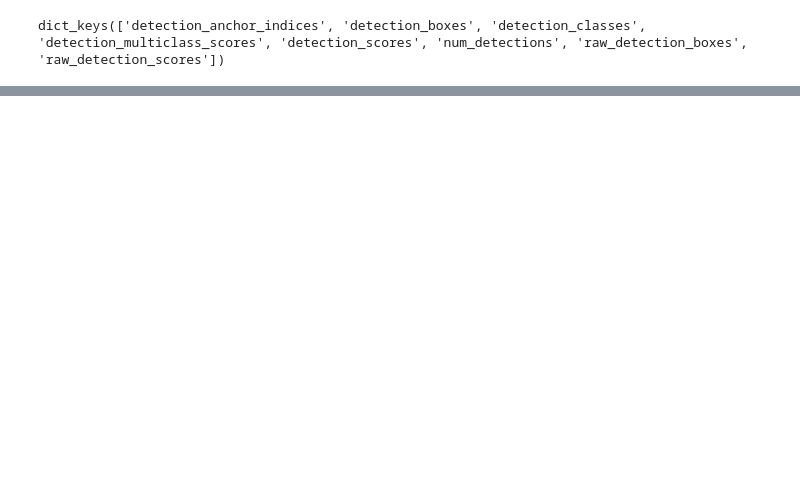
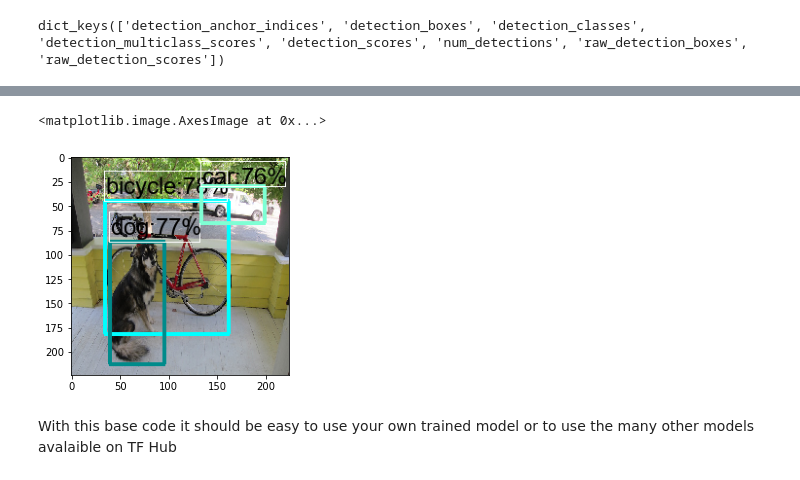
Before and after one commit to mtc-20/Learning_ML_AI, a Jupyter notebook: Object_detection/ssd_base.ipynb, the cells around one changed output, grey strips where cells are left out. Drawn from its saved outputs; the diff is of its cells as text; code cells hidden in the pictures; blank space fills up the shorter version.

```diff
--- a/Object_detection/ssd_base.ipynb
+++ b/Object_detection/ssd_base.ipynb
@@ -309,7 +295,7 @@ def getPredictions(image_file, model):
 	out_base = model(img_arr)
 	# elapsed = perf_counter() - start
 	# print("Time for inference: {} sec".format(elapsed))
-	return out_base
+	return preds_as_numpy_dict(out_base)
 # %%
 out_new = getPredictions(image_file, model)
 # %%
@@ -318,0 +305,9 @@ dict_keys(['detection_anchor_indices', 'detection_boxes', 'detection_classes', '
+# %%
+viz_result2 = viz_boxes_and_labels_on_arr(img_numpy, out_new['detection_boxes'], out_new['detection_classes'], out_new['detection_scores'], labels_dict, max_boxes_to_draw=20, min_score_thresh=.6, use_normalized_coords=True)
+# %%
+plt.imshow(viz_result2)
+# %% [output]
+<matplotlib.image.AxesImage at 0x...>
+[figure, added]
+# %% [markdown]
+With this base code it should be easy to use your own trained model or to use the many other models avalaible on TF Hub
```
Also changed, not shown: parts of 30 cells of this notebook, 1 other file.
